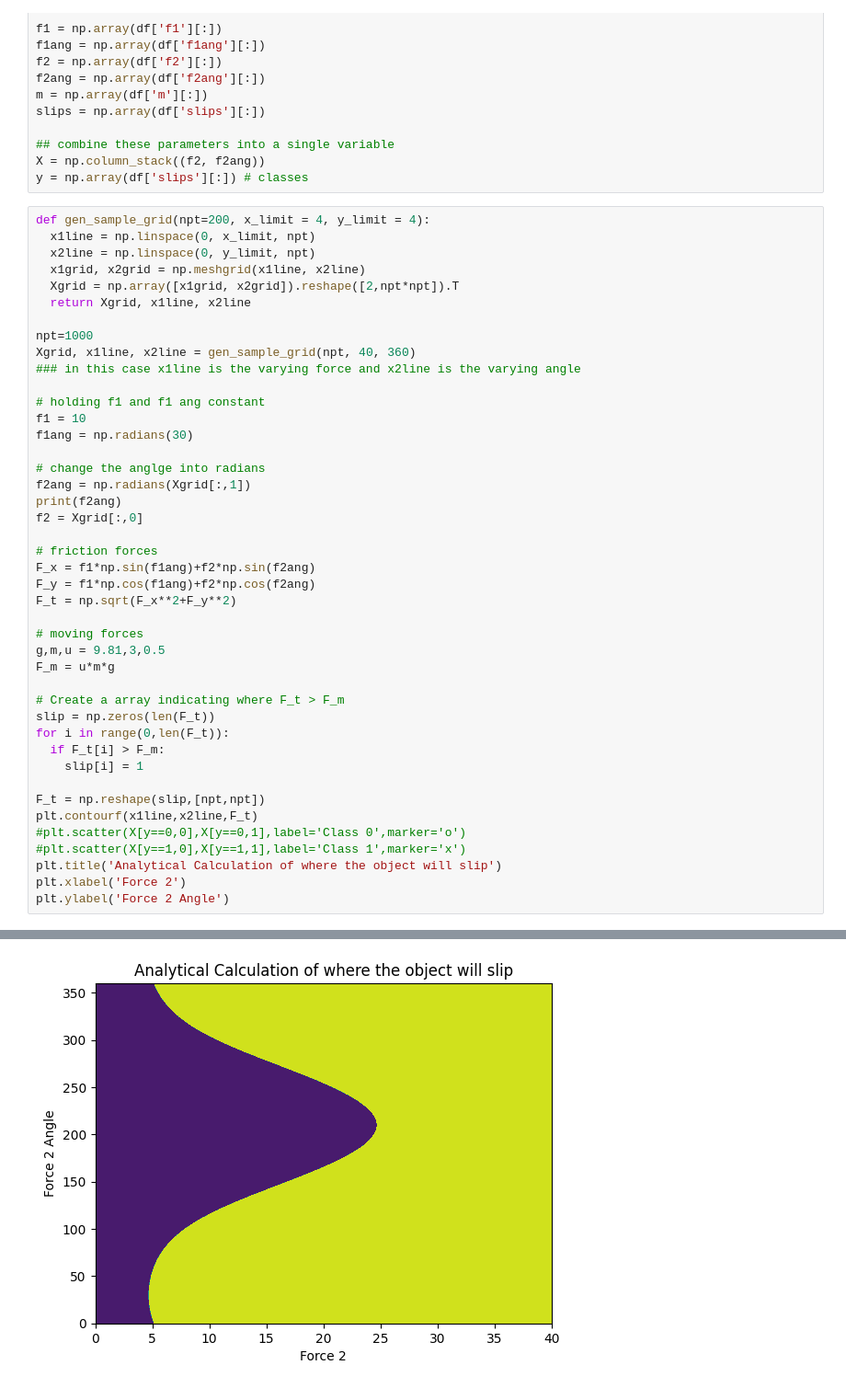
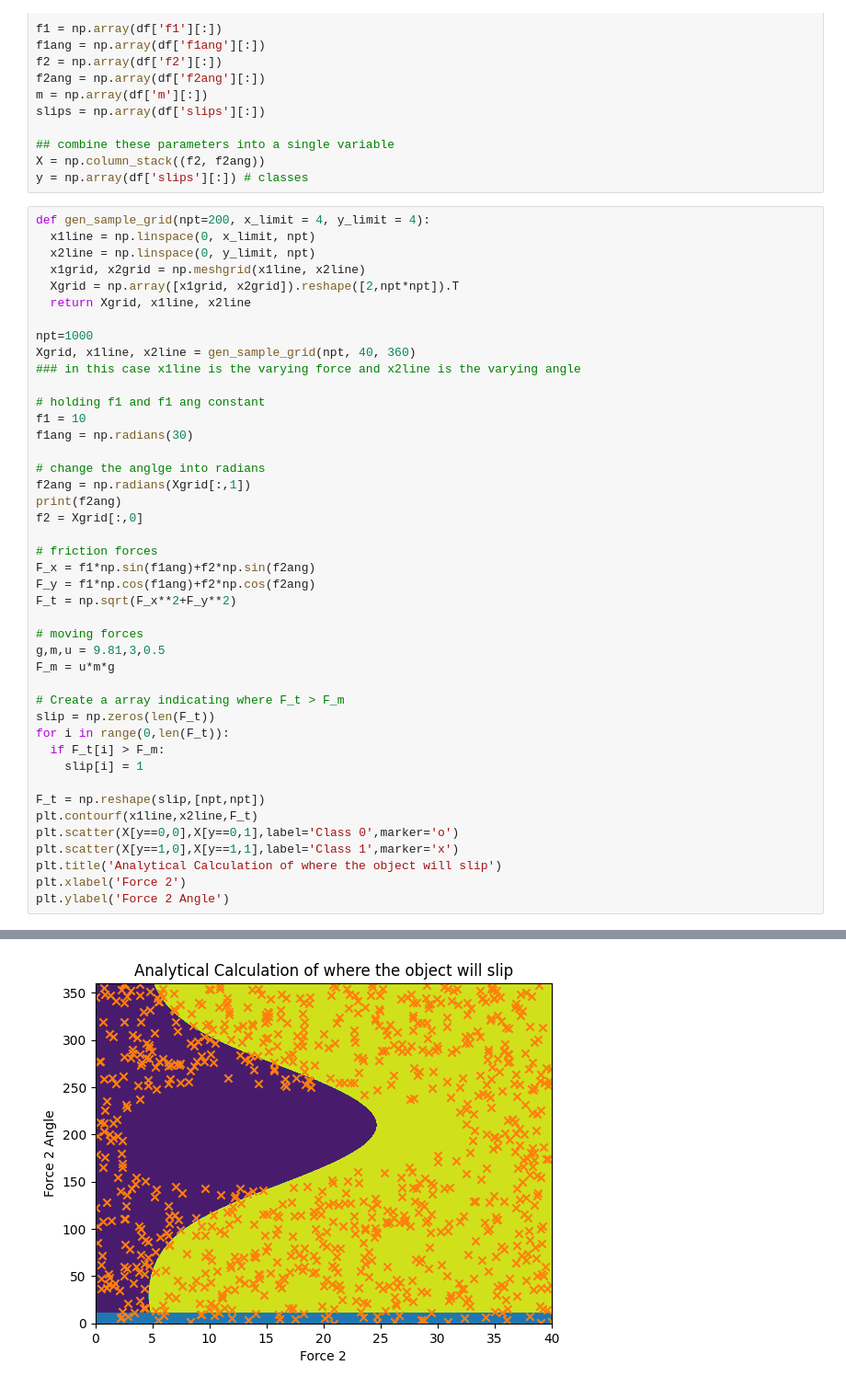
Before and after one commit to Jansenpapworth/Machine-Learning, a Jupyter notebook: Tutorial 10/Manual Plotting 3D.ipynb, the cells around one changed output, grey strips where cells are left out. Shown: that part at 92% size. Saved outputs shown, nothing was run; the diff lists cells and outputs as text.

```diff
--- a/Tutorial 10/Manual Plotting 3D.ipynb
+++ b/Tutorial 10/Manual Plotting 3D.ipynb
@@ -32,33 +32,33 @@ f1 = 10
 f1ang = np.radians(30)
 
 # change the anglge into radians
 f2ang = np.radians(Xgrid[:,1])
 print(f2ang)
 f2 = Xgrid[:,0]
 
 # friction forces
 F_x = f1*np.sin(f1ang)+f2*np.sin(f2ang)
 F_y = f1*np.cos(f1ang)+f2*np.cos(f2ang)
 F_t = np.sqrt(F_x**2+F_y**2)
 
 # moving forces
 g,m,u = 9.81,3,0.5
 F_m = u*m*g
 
 # Create a array indicating where F_t > F_m
 slip = np.zeros(len(F_t))
 for i in range(0,len(F_t)):
   if F_t[i] > F_m:
     slip[i] = 1
 
 F_t = np.reshape(slip,[npt,npt])
 plt.contourf(x1line,x2line,F_t)
-#plt.scatter(X[y==0,0],X[y==0,1],label='Class 0',marker='o')
-#plt.scatter(X[y==1,0],X[y==1,1],label='Class 1',marker='x')
+plt.scatter(X[y==0,0],X[y==0,1],label='Class 0',marker='o')
+plt.scatter(X[y==1,0],X[y==1,1],label='Class 1',marker='x')
 plt.title('Analytical Calculation of where the object will slip')
 plt.xlabel('Force 2')
 plt.ylabel('Force 2 Angle')
 # %% [output]
 [0.         0.         0.         ... 6.28318531 6.28318531 6.28318531]
 Text(0, 0.5, 'Force 2 Angle')
-[figure, old version]
+[figure, new version]
```
Also changed, not shown: 5 other files.
